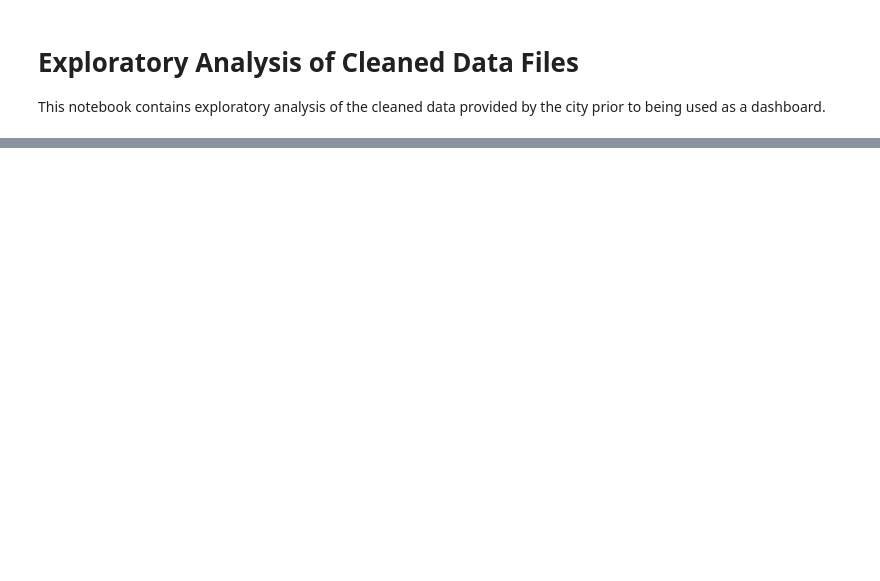
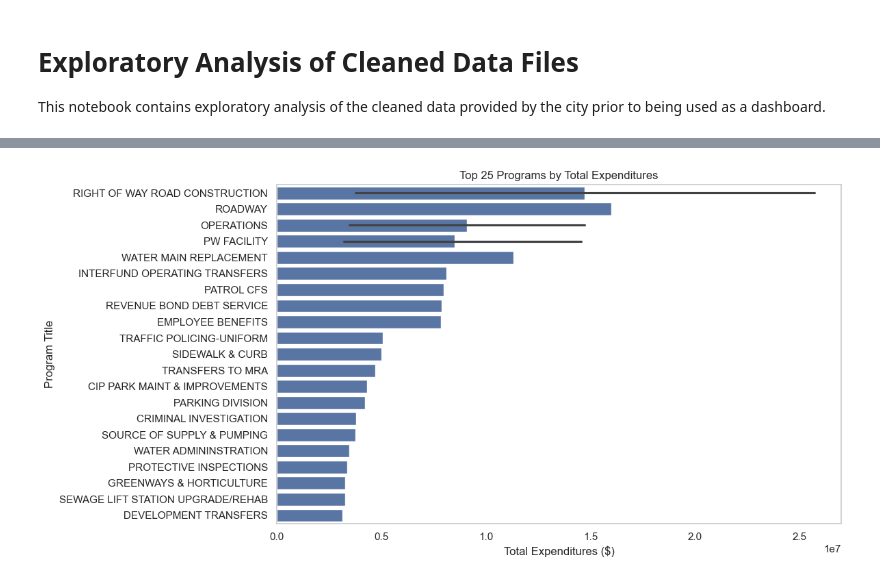
Before and after one commit to breannanpr/CityofMissoulaBudgetCapstone, a Jupyter notebook: citydata_02_exploratory.ipynb, the cells around one changed output, grey strips where cells are left out. Saved outputs shown, nothing was run; the diff lists cells and outputs as text; code cells hidden in the pictures; blank space fills up the shorter version.

```diff
--- a/citydata_02_exploratory.ipynb
+++ b/citydata_02_exploratory.ipynb
@@ -292,0 +209,14 @@ plt.show()
+# %%
+# Top 15 programs by total expenditure
+top_programs = df_programs.sort_values("total_expenditures_g33", ascending=False).head(25)
+
+plt.figure(figsize=(12, 6))
+sns.barplot(x="total_expenditures_g33", y="program_title_h8", data=top_programs)
+plt.title("Top 25 Programs by Total Expenditures")
+plt.xlabel("Total Expenditures ($)")
+plt.ylabel("Program Title")
+plt.grid(axis="x")
+plt.tight_layout()
+plt.show()
+# %% [output]
+[figure, added]
```
Also changed, not shown: parts of 53 cells of this notebook, 2 other files.
